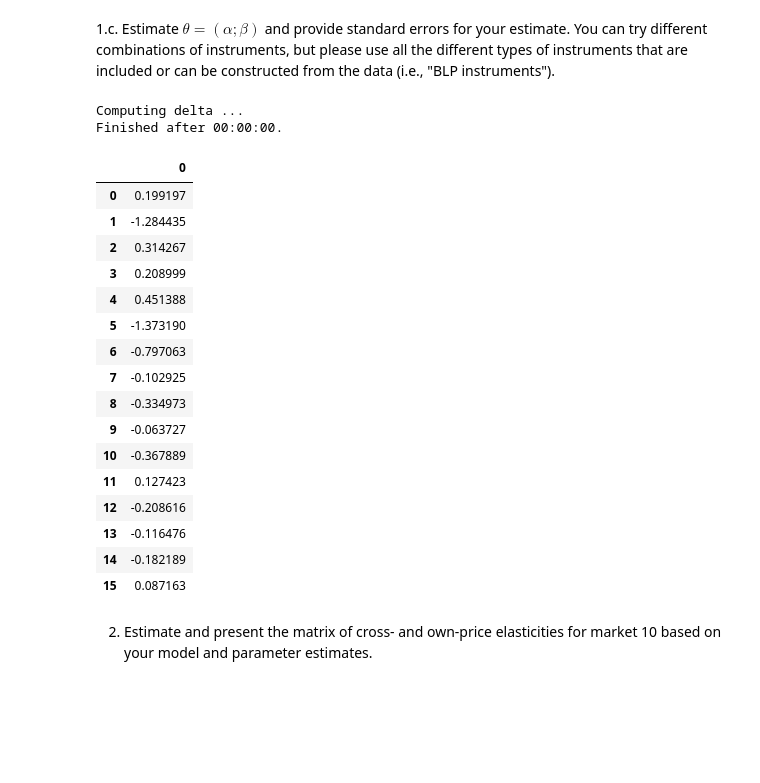
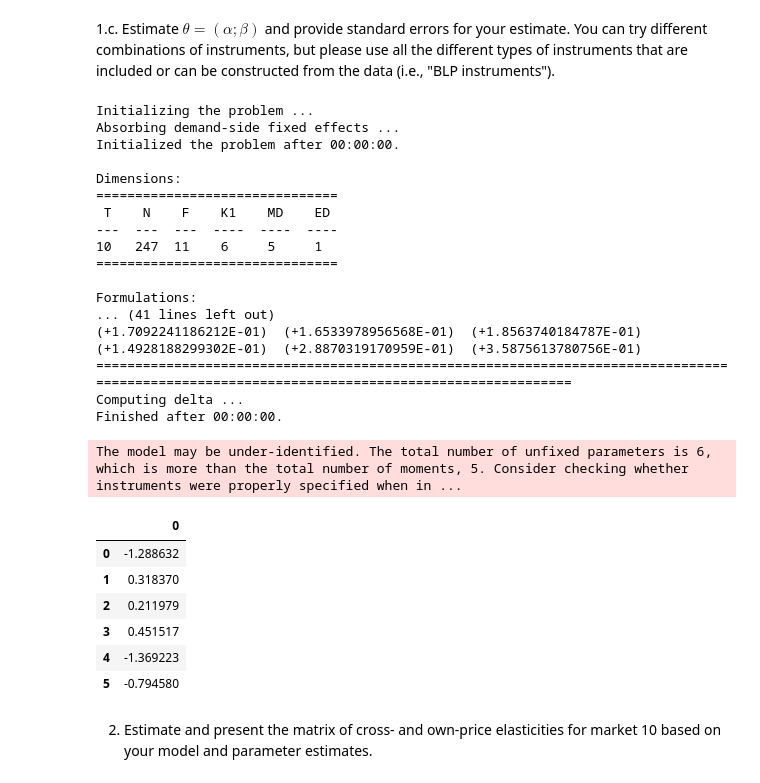
Before and after one commit to hspassos/BLP, a Jupyter notebook: blp.ipynb, the cells around one changed output. Cells and saved outputs as stored; diff of their text form; code cells hidden in the pictures; blank space fills up the shorter version.

```diff
--- a/blp.ipynb
+++ b/blp.ipynb
@@ -136,34 +124,46 @@ The model may be under-identified. The total number of unfixed parameters is 16,
 # %% [markdown]
 1.c. Estimate $\theta = (\alpha; \beta)$ and provide standard errors for your estimate. You can try different combinations of instruments, but please use all the different types of instruments that are included or can be constructed from the data (i.e., "BLP instruments").
 # %%
+data['costsh'] =
+
+logit_formulation = pyblp.Formulation('prices + char1 + char2 + char3 + costsh1 +costsh2', absorb='C(market_ids)')
+problem = pyblp.Problem(logit_formulation, data)
+
+logit_results = problem.solve()
 
 data['delta'] = logit_results.compute_delta()
 theta_est = pd.DataFrame(logit_results.beta)
 theta_est
 #sigma_est = logit_results.sigma
 #standard_errors = logit_results.compute_standard_errors()
 
 #cov_matrix = logit_results.covariance
 # %% [output]
+Initializing the problem ...
+Absorbing demand-side fixed effects ...
+Initialized the problem after 00:00:00.
+
+Dimensions:
+===============================
+ T    N    F    K1    MD    ED
+---  ---  ---  ----  ----  ----
+10   247  11    6     5     1
+===============================
+
+Formulations:
+... (41 lines left out)
+(+1.7092241186212E-01)  (+1.6533978956568E-01)  (+1.8563740184787E-01)  (+1.4928188299302E-01)  (+2.8870319170959E-01)  (+3.5875613780756E-01)
+==============================================================================================================================================
 Computing delta ...
 Finished after 00:00:00.
+The model may be under-identified. The total number of unfixed parameters is 6, which is more than the total number of moments, 5. Consider checking whether instruments were properly specified when in ...
 |  | 0 |
-| 0 | 0.199197 |
-| 1 | -1.284435 |
-| 2 | 0.314267 |
-| 3 | 0.208999 |
-| 4 | 0.451388 |
-| 5 | -1.373190 |
-| 6 | -0.797063 |
-| 7 | -0.102925 |
-| 8 | -0.334973 |
-| 9 | -0.063727 |
-| 10 | -0.367889 |
-| 11 | 0.127423 |
-| 12 | -0.208616 |
-| 13 | -0.116476 |
-| 14 | -0.182189 |
-| 15 | 0.087163 |
+| 0 | -1.288632 |
+| 1 | 0.318370 |
+| 2 | 0.211979 |
+| 3 | 0.451517 |
+| 4 | -1.369223 |
+| 5 | -0.794580 |
 # %% [markdown]
 2. Estimate and present the matrix of cross- and own-price elasticities for market 10 based on your model and parameter estimates.
 # %%
```
Also changed, not shown: parts of 3 cells of this notebook, 2 other files.
